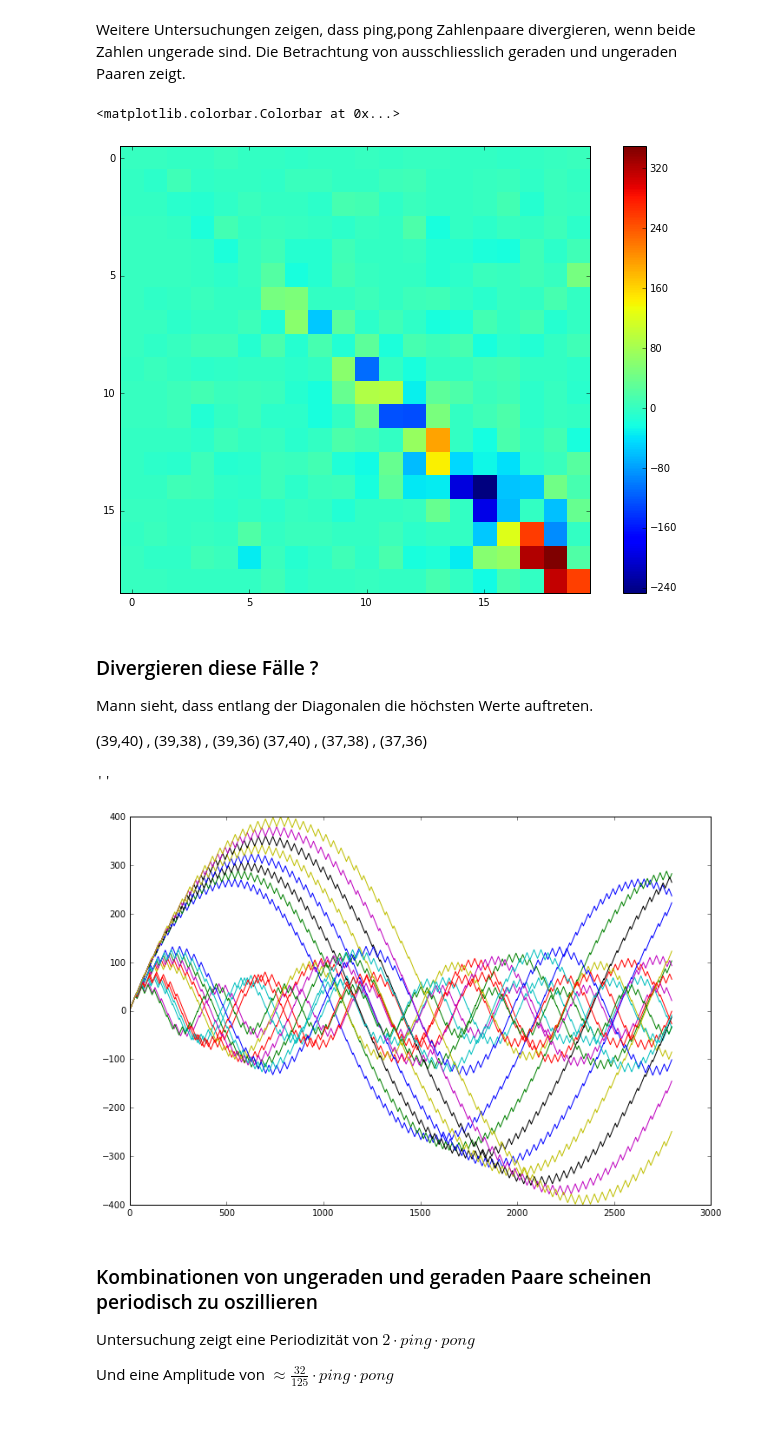
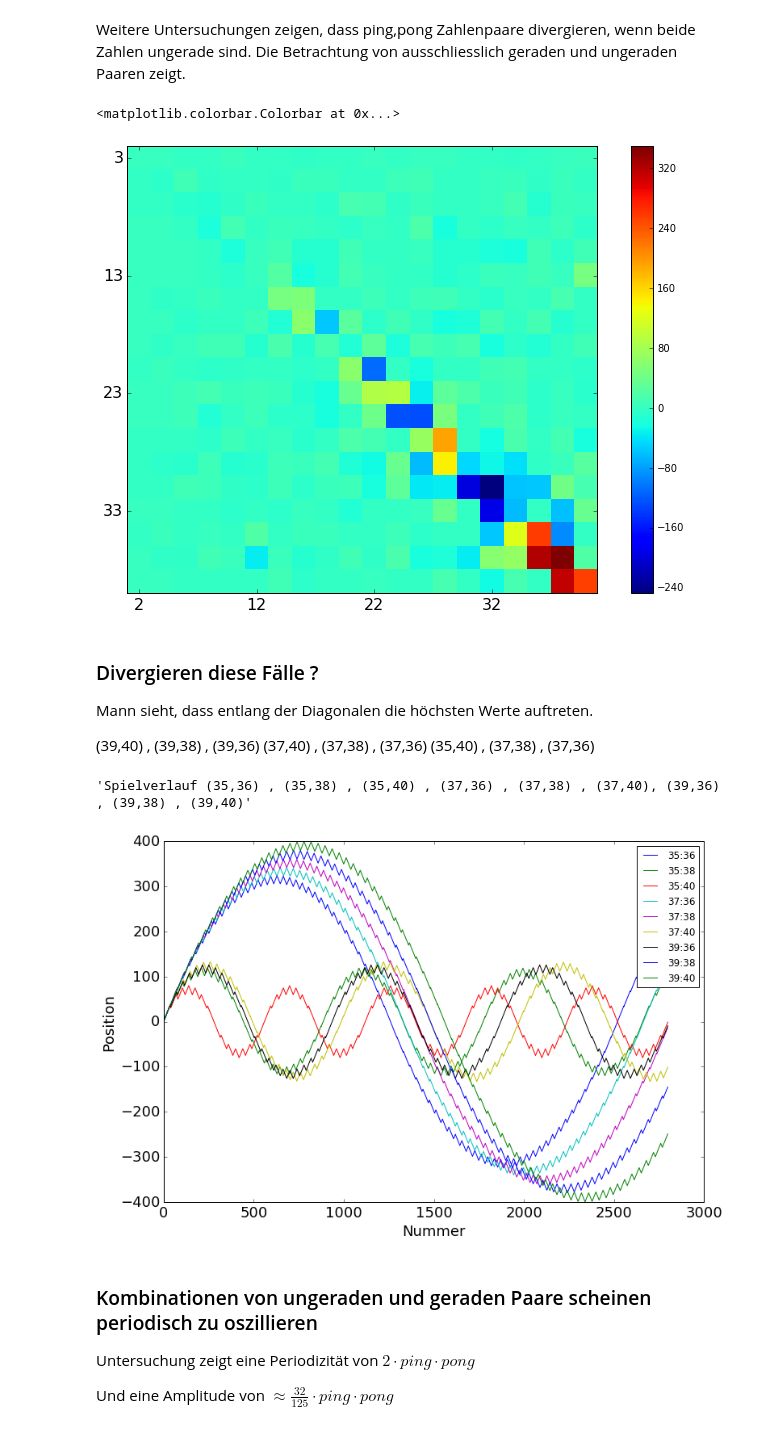
Before and after one commit to mgje/PIUMP, a Jupyter notebook: GDM2016/Ping_Pong.ipynb, the cells around one changed output. Saved outputs shown, nothing was run; the diff lists cells and outputs as text; code cells hidden in the pictures.

```diff
--- a/GDM2016/Ping_Pong.ipynb
+++ b/GDM2016/Ping_Pong.ipynb
@@ -77,8 +108,12 @@ plot(y)
 # %%
-ping=17
-pong=15
+ping=15
+pong=17
+fig = figure(figsize=(12, 8))
+yticks(size=20)
+xticks(size=20)
+xlabel('Nummer',fontsize=20)
+ylabel('Position',fontsize=20)
 
-fig = figure(figsize=(12, 8))
-plot([pingpong(n,ping,pong) for n in range(1,10*ping*pong)])
+plot([pingpong(n,ping,pong) for n in range(1,7*ping*pong)])
 # %% [output]
 [<matplotlib.lines.Line2D at 0x...>]
@@ -148,12 +189,14 @@ Weitere Untersuchungen zeigen, dass ping,pong Zahlenpaare divergieren, wenn beid
 ymap = [[pingpong2(3433,k,l) for l in range(2,41,2)] for k in range(3,41,2)]
 
 fig = figure(figsize=(12, 8))
+xticks(np.arange(0,20,5),np.arange(2,40,10),size=16)
+yticks(np.arange(0,20,5),np.arange(3,40,10),size=16)
 
 imshow(ymap,interpolation="nearest");
 colorbar()
 # %% [output]
 <matplotlib.colorbar.Colorbar at 0x...>
-[figure, old version]
+[figure, new version]
 # %% [markdown]
 ### Divergieren diese Fälle ?
 
@@ -162,16 +205,24 @@ Mann sieht, dass entlang der Diagonalen die höchsten Werte auftreten.
 
 (39,40) , (39,38) , (39,36)
 (37,40) , (37,38) , (37,36)
+(35,40) , (37,38) , (37,36)
 # %%
 fig = figure(figsize=(12, 8))
+legend((('p33:40', 'p35:40', 'p37:40', 'p39:40')))
+yticks(size=18)
+xticks(size=18)
+xlabel('Nummer',fontsize=18)
+ylabel('Position',fontsize=18)
+y = [[pingpong(n,ping,pong) for ping in range(35,41,2) for pong in range(36,41,2)] for n in range(1,2800) ]
+leg= [str(str(ping)+':'+str(pong)) for ping in range(35,41,2) for pong in range(36,41,2)]
 
-y = [[pingpong(n,ping,pong) for ping in range(33,41,2) for pong in range(32,41,2)] for n in range(1,2800) ]
 plot(y)
+legend(tuple(leg))
 
-""
+'Spielverlauf (35,36) , (35,38) , (35,40) , (37,36) , (37,38) , (37,40), (39,36) , (39,38) , (39,40)'
 # %% [output]
-''
+'Spielverlauf (35,36) , (35,38) , (35,40) , (37,36) , (37,38) , (37,40), (39,36) , (39,38) , (39,40)'
-[figure, old version]
+[figure, new version]
 # %% [markdown]
 ### Kombinationen von ungeraden und geraden Paare scheinen periodisch zu oszillieren
 
```
Also changed, not shown: parts of 15 cells of this notebook, 1 other file.
